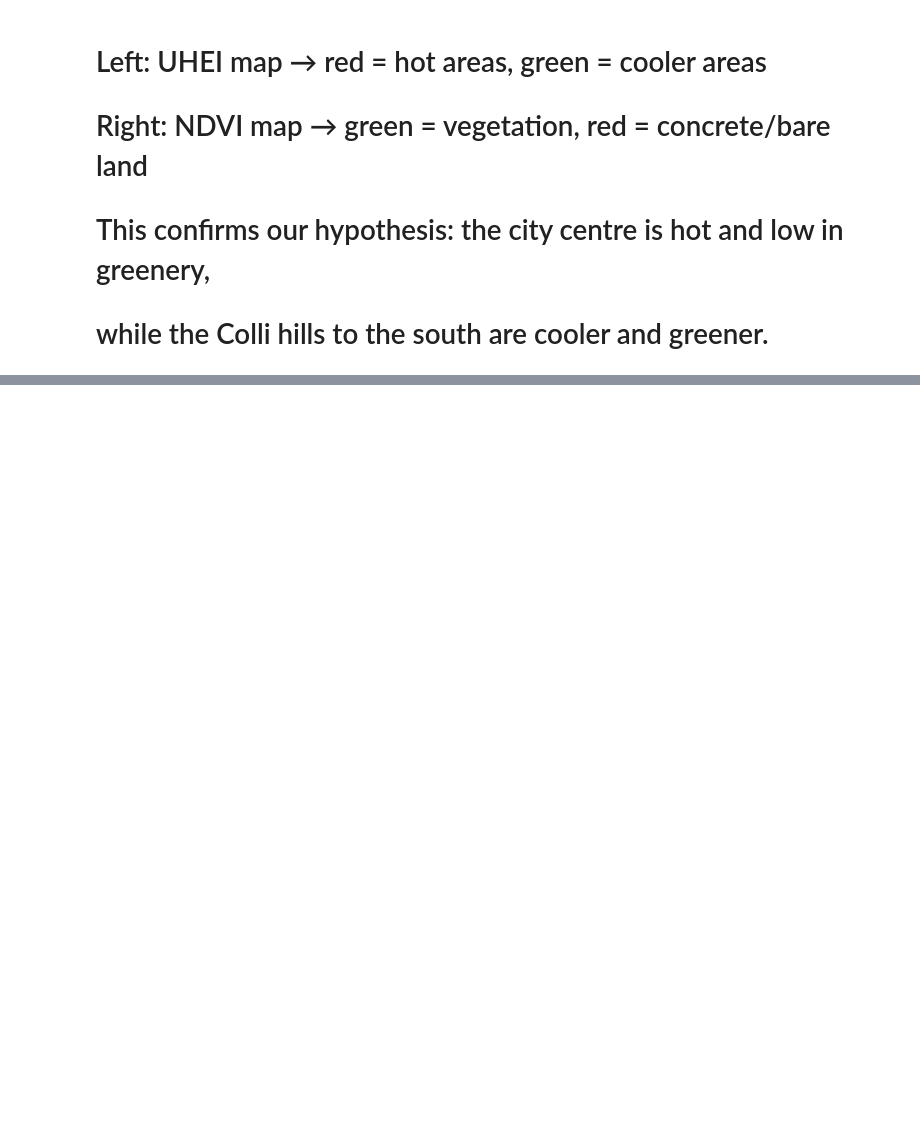
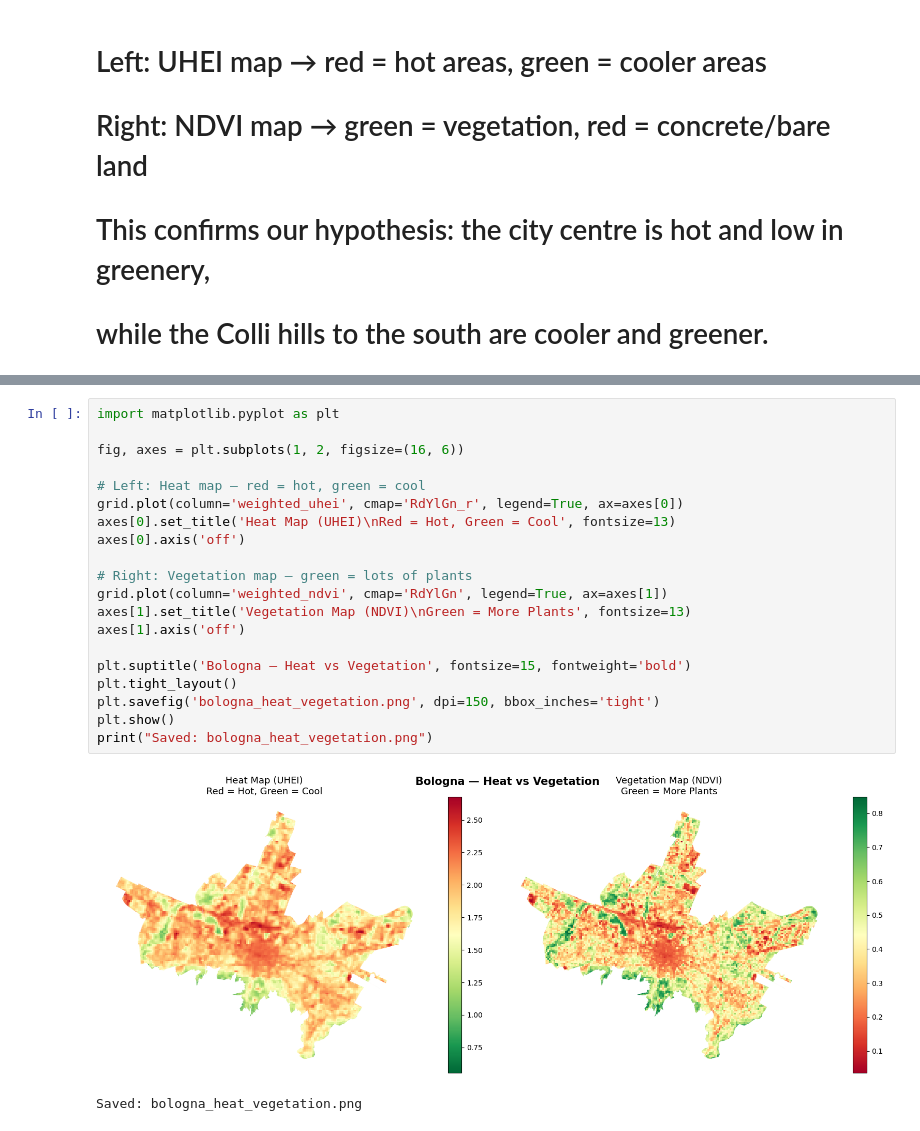
Before and after one commit to Jeanritah/ai-sustainable-routing, a Jupyter notebook: Bologna_Cool_Routing_Proof_of_Concept.ipynb, the cells around one changed output, grey strips where cells are left out. Drawn from its saved outputs; the diff is of its cells as text; blank space fills up the shorter version.

```diff
--- a/Bologna_Cool_Routing_Proof_of_Concept.ipynb
+++ b/Bologna_Cool_Routing_Proof_of_Concept.ipynb
@@ -957,0 +90,23 @@ C — Green priority    (10/30/60)
+# %%
+import matplotlib.pyplot as plt
+
+fig, axes = plt.subplots(1, 2, figsize=(16, 6))
+
+# Left: Heat map — red = hot, green = cool
+grid.plot(column='weighted_uhei', cmap='RdYlGn_r', legend=True, ax=axes[0])
+axes[0].set_title('Heat Map (UHEI)\nRed = Hot, Green = Cool', fontsize=13)
+axes[0].axis('off')
+
+# Right: Vegetation map — green = lots of plants
+grid.plot(column='weighted_ndvi', cmap='RdYlGn', legend=True, ax=axes[1])
+axes[1].set_title('Vegetation Map (NDVI)\nGreen = More Plants', fontsize=13)
+axes[1].axis('off')
+
+plt.suptitle('Bologna — Heat vs Vegetation', fontsize=15, fontweight='bold')
+plt.tight_layout()
+plt.savefig('bologna_heat_vegetation.png', dpi=150, bbox_inches='tight')
+plt.show()
+print("Saved: bologna_heat_vegetation.png")
+# %% [output]
+[figure, added]
+Saved: bologna_heat_vegetation.png
```
Also changed, not shown: parts of 55 cells of this notebook.
